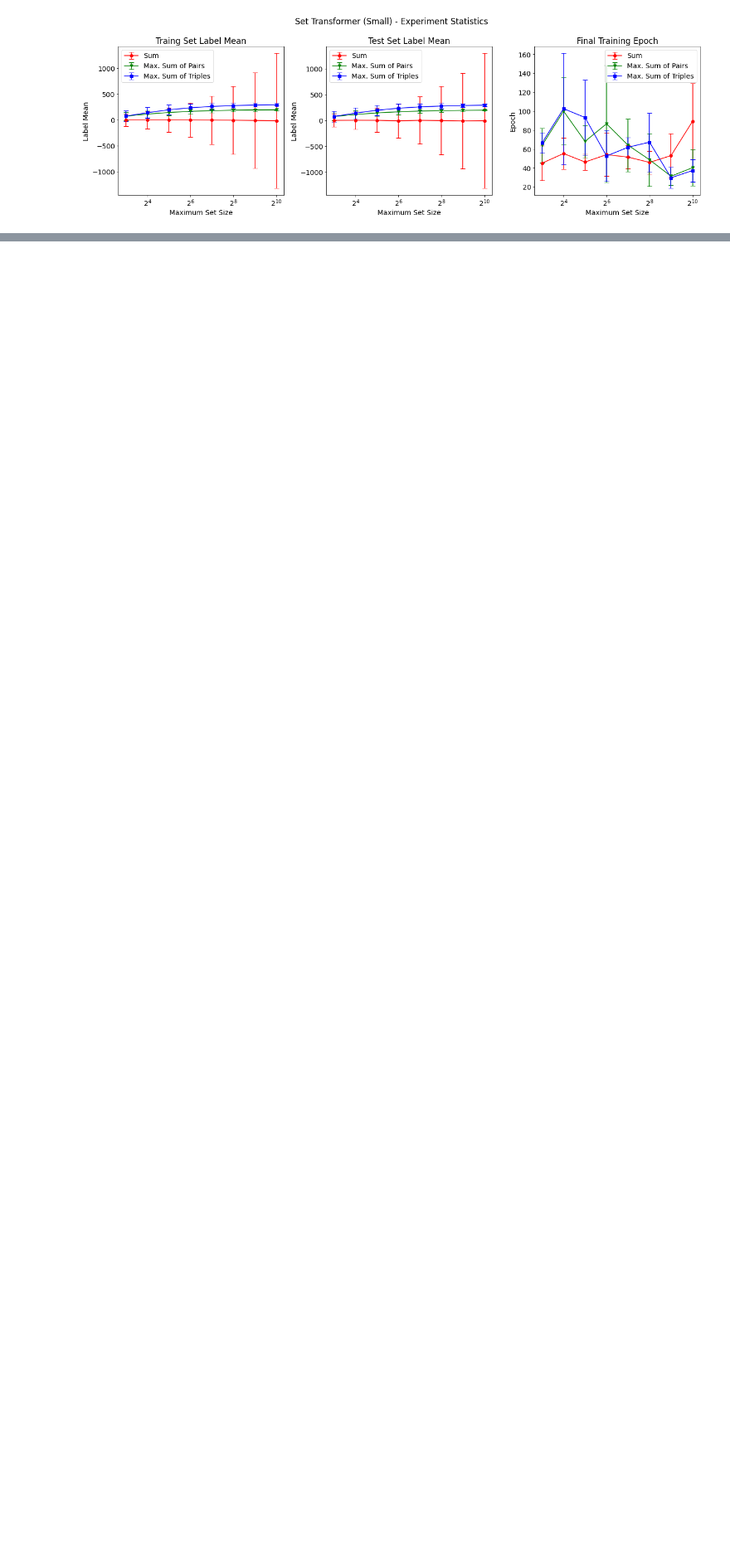
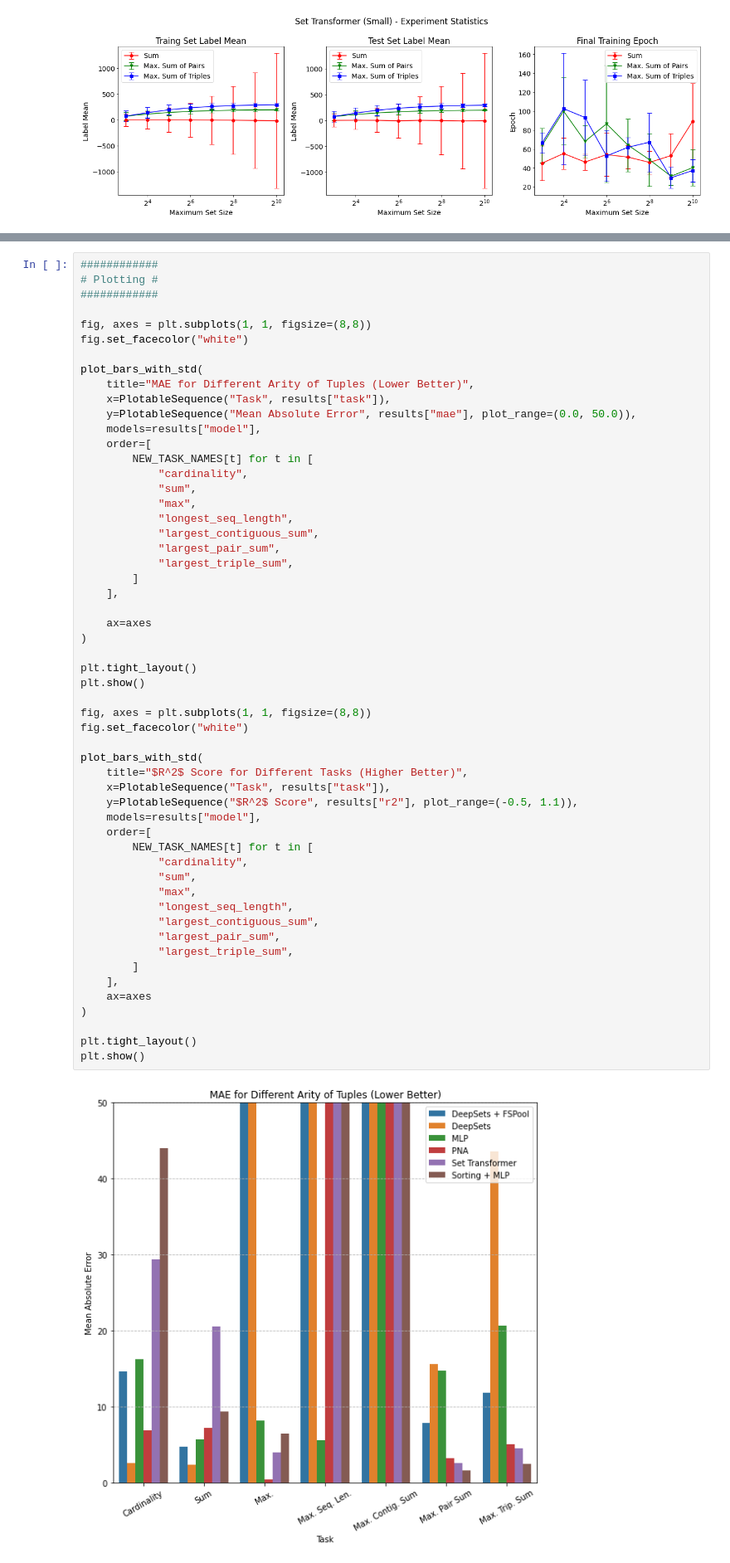
Before and after one commit to ischi09/Distributed-Systems-Lab-, a Jupyter notebook: analysis/set-size-sweep-results.ipynb, the cells around one changed output, grey strips where cells are left out. Shown: that part at 83% size. Drawn from its saved outputs; the diff is of its cells as text; blank space fills up the shorter version.

Commit message:
Adding improved visualizations.

```diff
--- a/analysis/set-size-sweep-results.ipynb
+++ b/analysis/set-size-sweep-results.ipynb
@@ -205,0 +432,57 @@ plot_model_results("small_set_transformer")
+# %%
+############
+# Plotting #
+############
+
+fig, axes = plt.subplots(1, 1, figsize=(8,8))
+fig.set_facecolor("white")
+
+plot_bars_with_std(
+    title="MAE for Different Arity of Tuples (Lower Better)",
+    x=PlotableSequence("Task", results["task"]),
+    y=PlotableSequence("Mean Absolute Error", results["mae"], plot_range=(0.0, 50.0)),
+    models=results["model"],
+    order=[
+        NEW_TASK_NAMES[t] for t in [
+            "cardinality",
+            "sum",
+            "max",
+            "longest_seq_length",
+            "largest_contiguous_sum",
+            "largest_pair_sum",
+            "largest_triple_sum",
+        ]
+    ],
+
+    ax=axes
+)
+
+plt.tight_layout()
+plt.show()
+
+fig, axes = plt.subplots(1, 1, figsize=(8,8))
+fig.set_facecolor("white")
+
+plot_bars_with_std(
+    title="$R^2$ Score for Different Tasks (Higher Better)",
+    x=PlotableSequence("Task", results["task"]),
+    y=PlotableSequence("$R^2$ Score", results["r2"], plot_range=(-0.5, 1.1)),
+    models=results["model"],
+    order=[
+        NEW_TASK_NAMES[t] for t in [
+            "cardinality",
+            "sum",
+            "max",
+            "longest_seq_length",
+            "largest_contiguous_sum",
+            "largest_pair_sum",
+            "largest_triple_sum",
+        ]
+    ],
+    ax=axes
+)
+
+plt.tight_layout()
+plt.show()
+# %% [output]
+[figure, added]
```
Also changed, not shown: parts of 6 cells of this notebook, 40 other files.
